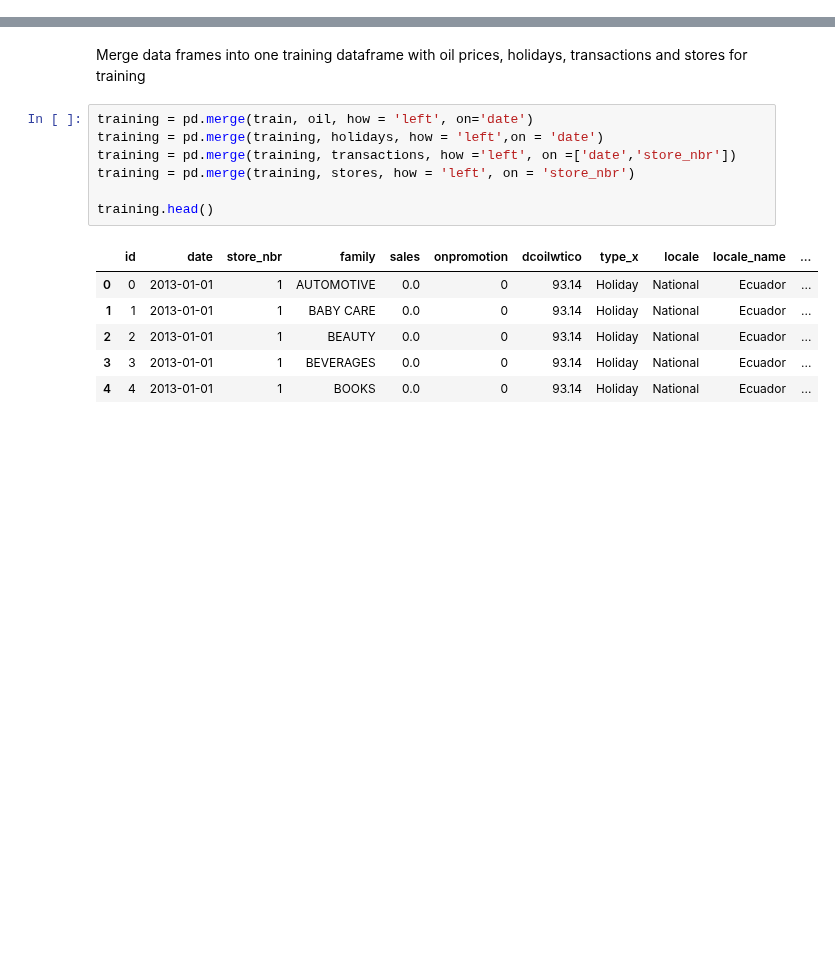
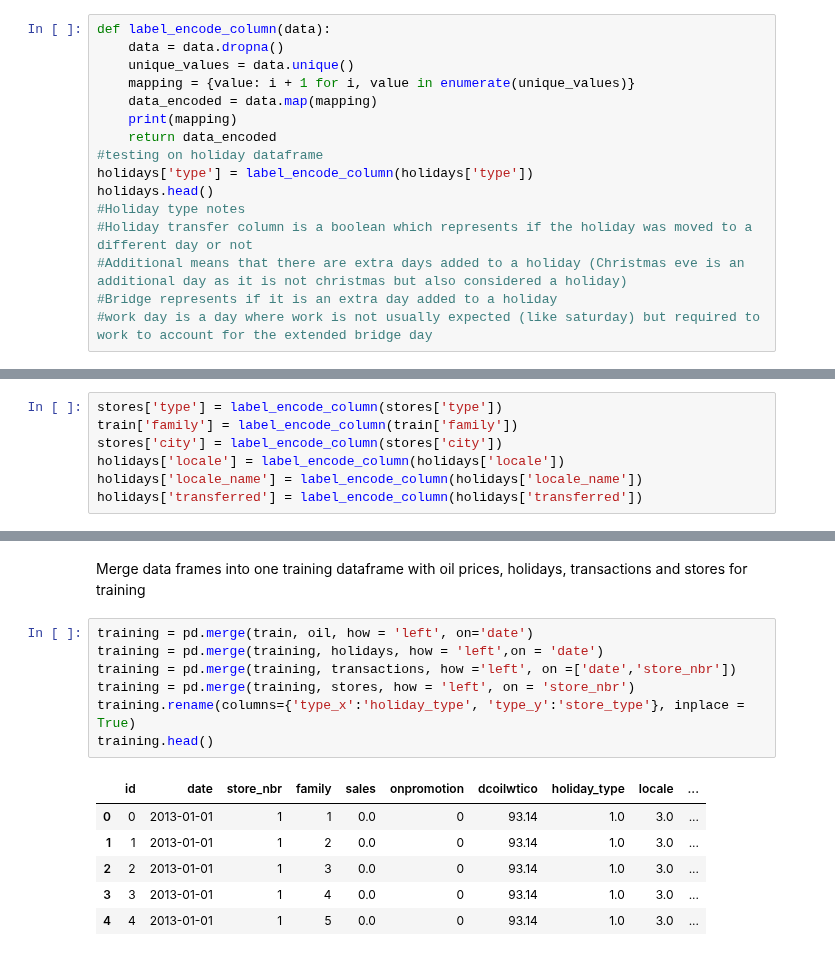
Before and after one commit to lieric90/Store-Sales, a Jupyter notebook: Store Sales Predictions/store_sale_predictions.ipynb, the cells around one changed output, grey strips where cells are left out. Drawn from its saved outputs; the diff is of its cells as text; blank space fills up the shorter version.

Commit message:
data vis, label encoding

```diff
--- a/Store Sales Predictions/store_sale_predictions.ipynb
+++ b/Store Sales Predictions/store_sale_predictions.ipynb
@@ -95,0 +125,16 @@ plt.show()
+# %%
+def label_encode_column(data):
+    data = data.dropna()
+    unique_values = data.unique()
+    mapping = {value: i + 1 for i, value in enumerate(unique_values)}
+    data_encoded = data.map(mapping)
+    print(mapping)
+    return data_encoded
+#testing on holiday dataframe
+holidays['type'] = label_encode_column(holidays['type'])
+holidays.head()
+#Holiday type notes
+#Holiday transfer column is a boolean which represents if the holiday was moved to a different day or not
+#Additional means that there are extra days added to a holiday (Christmas eve is an additional day as it is not christmas but also considered a holiday)
+#Bridge represents if it is an extra day added to a holiday
+#work day is a day where work is not usually expected (like saturday) but required to work to account for the extended bridge day
@@ -95,0 +149,7 @@ plt.show()
+# %%
+stores['type'] = label_encode_column(stores['type'])
+train['family'] = label_encode_column(train['family'])
+stores['city'] = label_encode_column(stores['city'])
+holidays['locale'] = label_encode_column(holidays['locale'])
+holidays['locale_name'] = label_encode_column(holidays['locale_name'])
+holidays['transferred'] = label_encode_column(holidays['transferred'])
@@ -98,14 +165,14 @@ Merge data frames into one training dataframe with oil prices, holidays, transac
 # %%
 training = pd.merge(train, oil, how = 'left', on='date')
 training = pd.merge(training, holidays, how = 'left',on = 'date')
 training = pd.merge(training, transactions, how ='left', on =['date','store_nbr'])
 training = pd.merge(training, stores, how = 'left', on = 'store_nbr')
-
+training.rename(columns={'type_x':'holiday_type', 'type_y':'store_type'}, inplace = True)
 training.head()
 # %% [output]
-|  | id | date | store_nbr | family | sales | onpromotion | dcoilwtico | type_x | locale | locale_name | ... |
-| 0 | 0 | 2013-01-01 | 1 | AUTOMOTIVE | 0.0 | 0 | 93.14 | Holiday | National | Ecuador | ... |
-| 1 | 1 | 2013-01-01 | 1 | BABY CARE | 0.0 | 0 | 93.14 | Holiday | National | Ecuador | ... |
-| 2 | 2 | 2013-01-01 | 1 | BEAUTY | 0.0 | 0 | 93.14 | Holiday | National | Ecuador | ... |
-| 3 | 3 | 2013-01-01 | 1 | BEVERAGES | 0.0 | 0 | 93.14 | Holiday | National | Ecuador | ... |
-| 4 | 4 | 2013-01-01 | 1 | BOOKS | 0.0 | 0 | 93.14 | Holiday | National | Ecuador | ... |
+|  | id | date | store_nbr | family | sales | onpromotion | dcoilwtico | holiday_type | locale | ... |
+| 0 | 0 | 2013-01-01 | 1 | 1 | 0.0 | 0 | 93.14 | 1.0 | 3.0 | ... |
+| 1 | 1 | 2013-01-01 | 1 | 2 | 0.0 | 0 | 93.14 | 1.0 | 3.0 | ... |
+| 2 | 2 | 2013-01-01 | 1 | 3 | 0.0 | 0 | 93.14 | 1.0 | 3.0 | ... |
+| 3 | 3 | 2013-01-01 | 1 | 4 | 0.0 | 0 | 93.14 | 1.0 | 3.0 | ... |
+| 4 | 4 | 2013-01-01 | 1 | 5 | 0.0 | 0 | 93.14 | 1.0 | 3.0 | ... |
```
Also changed, not shown: parts of 13 cells of this notebook.
